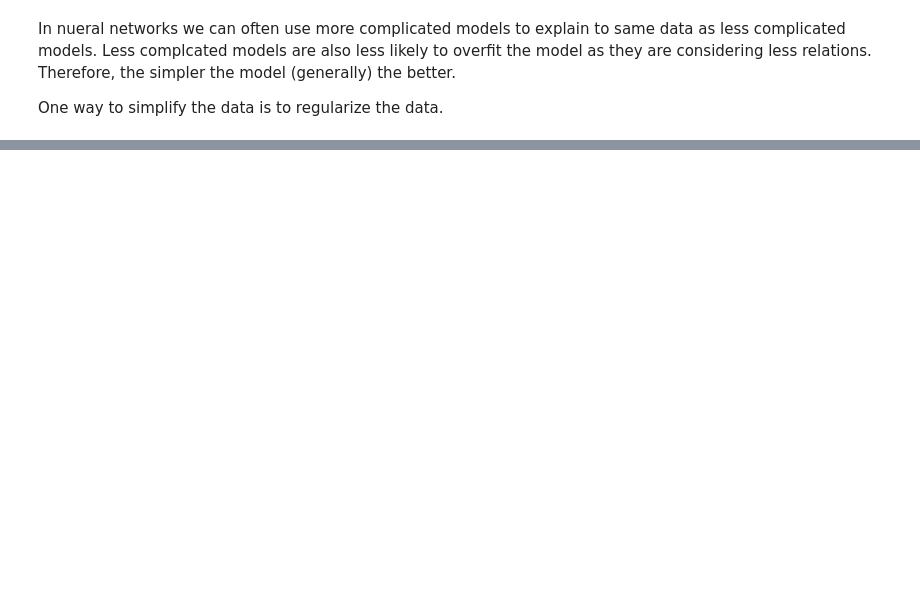
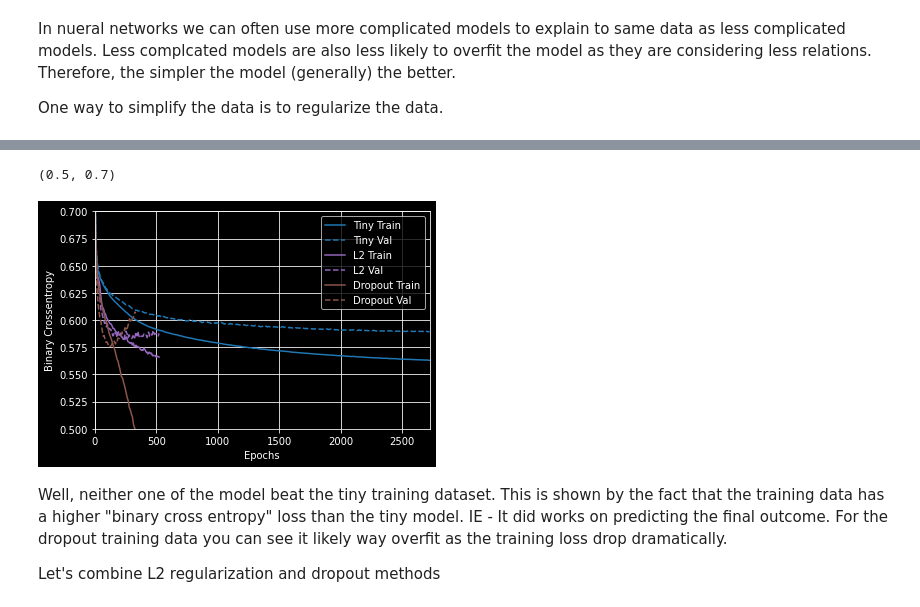
Before and after one commit to acherrera/machine_learning_learning, a Jupyter notebook: tutorials/07_over_under_fitting/07_over_under_fitting.ipynb, the cells around one changed output, grey strips where cells are left out. Drawn from its saved outputs; the diff is of its cells as text; code cells hidden in the pictures; blank space fills up the shorter version.

```diff
--- a/tutorials/07_over_under_fitting/07_over_under_fitting.ipynb
+++ b/tutorials/07_over_under_fitting/07_over_under_fitting.ipynb
@@ -368,0 +380,15 @@ KeyboardInterrupt:
+# %%
+# Dropout model
+dropout_model = tf.keras.Sequential([
+    layers.Dense(512, activation='elu', input_shape=(FEATURES,)),
+    layers.Dropout(0.5),
+    layers.Dense(512, activation='elu'),
+    layers.Dropout(0.5),
+    layers.Dense(512, activation='elu'),
+    layers.Dropout(0.5),
+    layers.Dense(512, activation='elu'),
+    layers.Dropout(0.5),
+    layers.Dense(1)
+])
+
+regularizer_histories['dropout'] = compile_and_fit(dropout_model, "regularizers/dropout")
@@ -368,0 +413,11 @@ KeyboardInterrupt:
+# %%
+# Now let's checkout that training data
+plotter.plot(regularizer_histories)
+plt.ylim([0.5, 0.7])
+# %% [output]
+(0.5, 0.7)
+[figure, added]
+# %% [markdown]
+ Well, neither one of the model beat the tiny training dataset. This is shown by the fact that the training data has a higher "binary cross entropy" loss than the tiny model. IE - It did works on predicting the final outcome. For the dropout training data you can see it likely way overfit as the training loss drop dramatically.
+
+ Let's combine L2 regularization and dropout methods
```
Also changed, not shown: parts of 18 cells of this notebook, 34 other files.
